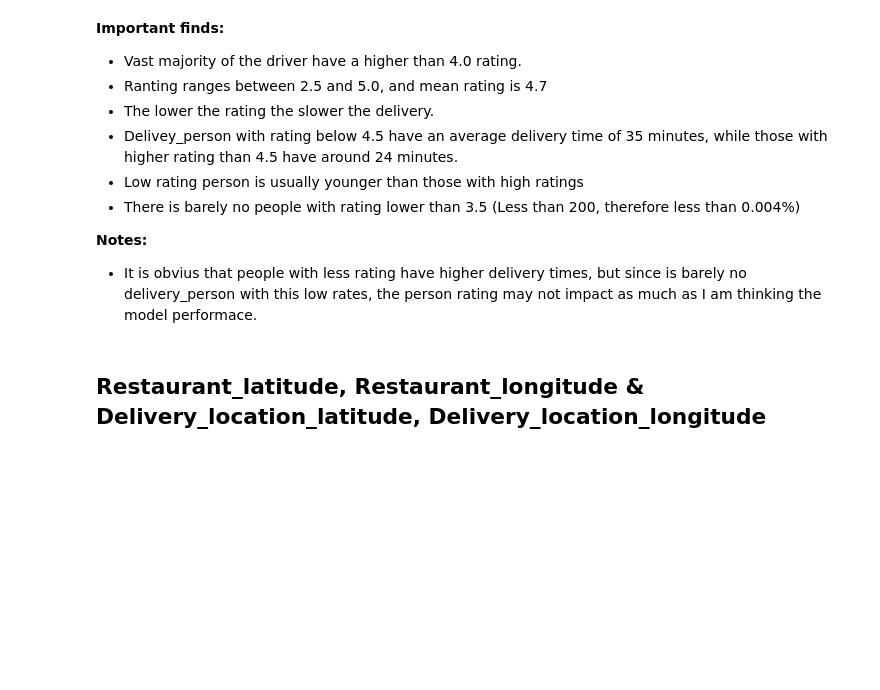
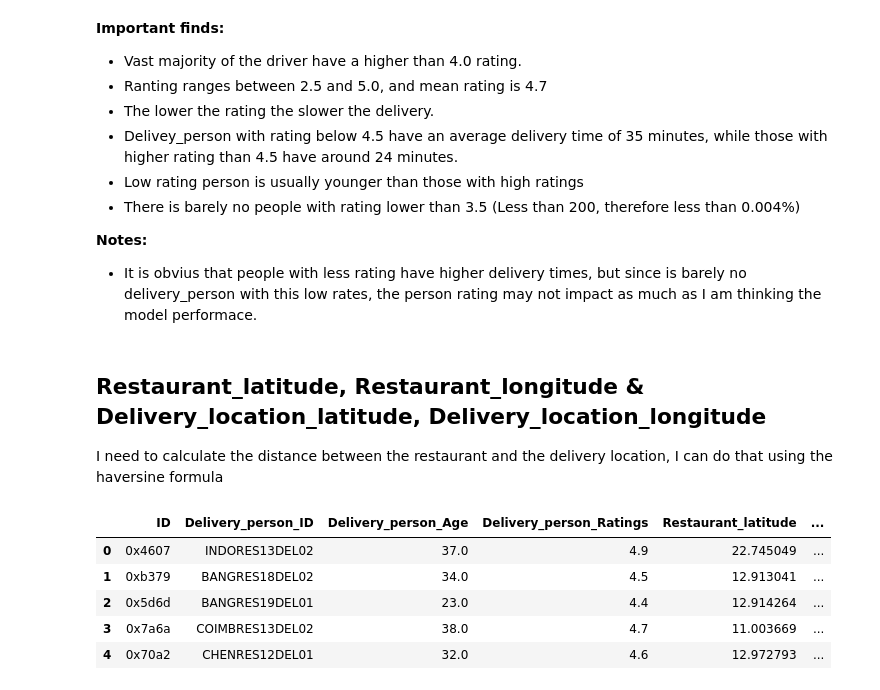
Before and after one commit to liamarguedas/uber-eats-delivery-time, a Jupyter notebook: notebooks/analyze-and-explore-data.ipynb, the cells around one changed output. Saved outputs shown, nothing was run; the diff lists cells and outputs as text; code cells hidden in the pictures; blank space fills up the shorter version.

Commit message:
Distance py

```diff
--- a/notebooks/analyze-and-explore-data.ipynb
+++ b/notebooks/analyze-and-explore-data.ipynb
@@ -326,3 +325,38 @@ data = data.drop('RatingDiff', axis = 1)
 -  It is obvius that people with less rating have higher delivery times, but since is barely no delivery_person with this low rates, the person rating may not impact as much as I am thinking the model performace.
 # %% [markdown]
 ## Restaurant_latitude, Restaurant_longitude & Delivery_location_latitude, Delivery_location_longitude
+
+I need to calculate the distance between the restaurant and the delivery location, I can do that using the haversine formula
+# %%
+def ToRadians(degrees):
+    return degrees * (np.pi / 180)
+
+def distcalculate(latitude1, longitude1, latitude2, longitude2, R = 6371):
+
+    latitude = ToRadians(latitude2 - latitude1)
+
+    longitude = ToRadians(longitude2 - longitude1)
+
+    a = np.sin(latitude / 2) ** 2 + np.cos(ToRadians(latitude1)) * np.cos(ToRadians(latitude2)) * np.sin(longitude / 2) ** 2
+
+    c = 2 * np.arctan2(np.sqrt(a), np.sqrt(1 - a))
+
+    return R * c
+# %%
+# Calculate the distance between each pair of points
+data['DeliveryDistance'] = np.nan
+
+for i in range(len(data)):
+    data.loc[i, 'DeliveryDistance'] = distcalculate(data.loc[i, 'Restaurant_latitude'],
+                                        data.loc[i, 'Restaurant_longitude'],
+                                        data.loc[i, 'Delivery_location_latitude'],
+                                        data.loc[i, 'Delivery_location_longitude'])
+# %%
+data.head()
+# %% [output]
+|  | ID | Delivery_person_ID | Delivery_person_Age | Delivery_person_Ratings | Restaurant_latitude | ... |
+| 0 | 0x4607 | INDORES13DEL02 | 37.0 | 4.9 | 22.745049 | ... |
+| 1 | 0xb379 | BANGRES18DEL02 | 34.0 | 4.5 | 12.913041 | ... |
+| 2 | 0x5d6d | BANGRES19DEL01 | 23.0 | 4.4 | 12.914264 | ... |
+| 3 | 0x7a6a | COIMBRES13DEL02 | 38.0 | 4.7 | 11.003669 | ... |
+| 4 | 0x70a2 | CHENRES12DEL01 | 32.0 | 4.6 | 12.972793 | ... |
```
Also changed, not shown: parts of 1 cell of this notebook.
